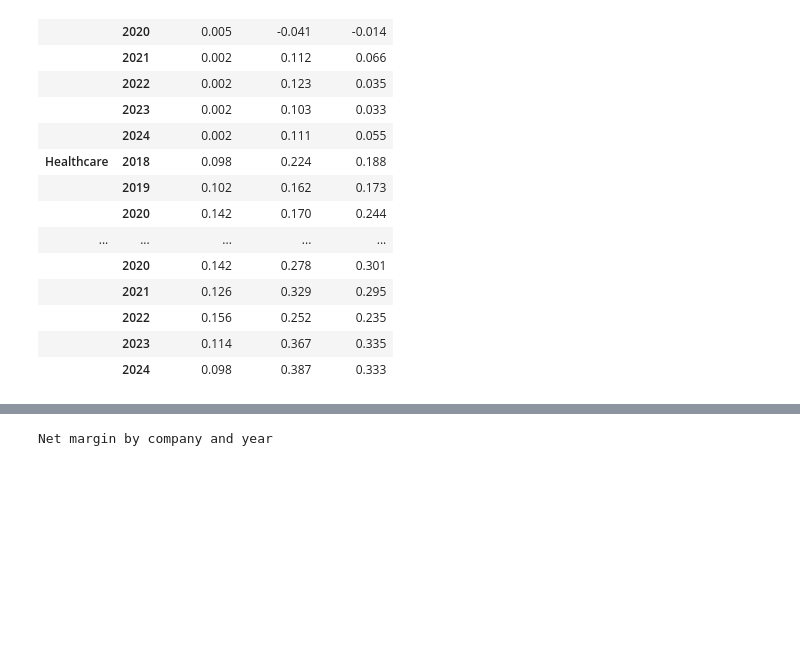
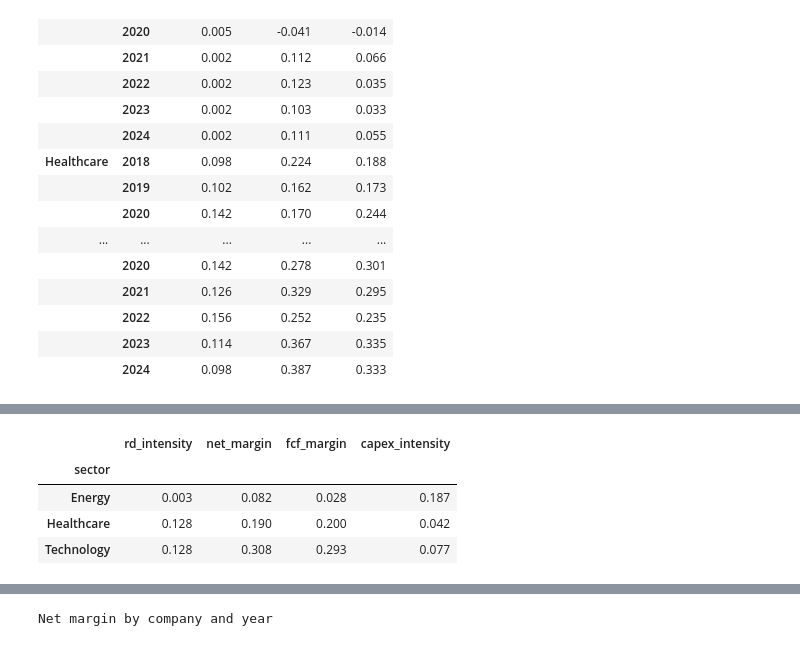
Before and after one commit to silyzch/me204-final-project., a Jupyter notebook: notebooks/NB03-silyzch-Data-Analysis.ipynb, the cells around one changed output, grey strips where cells are left out. Saved outputs shown, nothing was run; the diff lists cells and outputs as text; code cells hidden in the pictures; blank space fills up the shorter version.

```diff
--- a/notebooks/NB03-silyzch-Data-Analysis.ipynb
+++ b/notebooks/NB03-silyzch-Data-Analysis.ipynb
@@ -26,0 +54,15 @@ df.groupby(["sector", "year"])[["rd_intensity", "net_margin", "fcf_margin"]].mea
+# %%
+sector_summary = df.groupby("sector")[[
+    "rd_intensity",
+    "net_margin",
+    "fcf_margin",
+    "capex_intensity"
+]].mean().round(3)
+
+sector_summary
+# %% [output]
+|  | rd_intensity | net_margin | fcf_margin | capex_intensity |
+| sector |  |  |  |  |
+| Energy | 0.003 | 0.082 | 0.028 | 0.187 |
+| Healthcare | 0.128 | 0.190 | 0.200 | 0.042 |
+| Technology | 0.128 | 0.308 | 0.293 | 0.077 |
```
Also changed, not shown: parts of 6 cells of this notebook.
